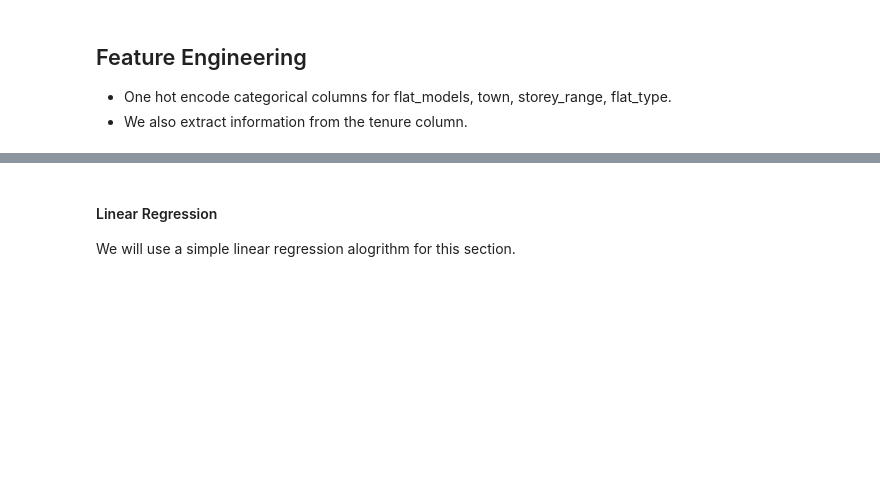
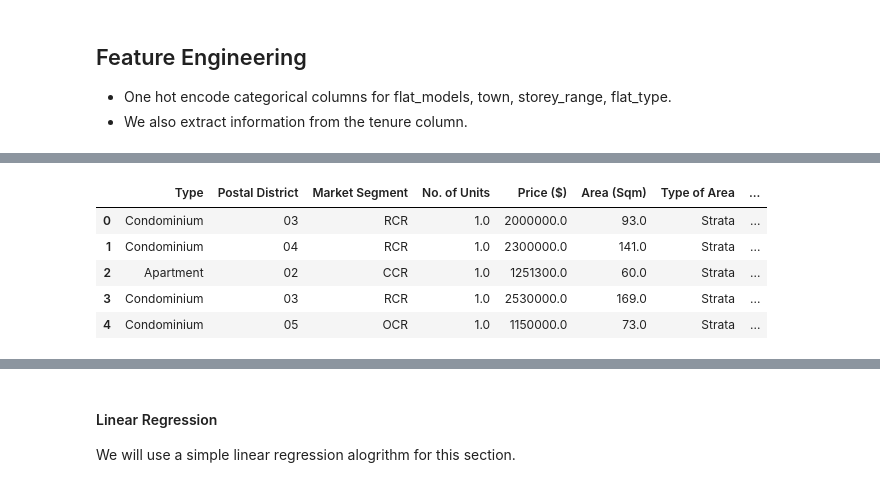
Before and after one commit to muhdhasan/Island-Property-Group, a Jupyter notebook: training/sales-private-prediction.ipynb, the cells around one changed output, grey strips where cells are left out. Drawn from its saved outputs; the diff is of its cells as text; code cells hidden in the pictures; blank space fills up the shorter version.

```diff
--- a/training/sales-private-prediction.ipynb
+++ b/training/sales-private-prediction.ipynb
@@ -299,14 +320,19 @@ tenureDuration.head(20)
 # %%
-# privateDf['isFreehold'] = privateDf.index.to_series().map(freeholdVal)
+# Concat extract values to privatedf
+
 privateDf ['Freehold']= pd.concat([freeholdVal], axis=0)
-
 privateDf['Tenure Duration (Years)'] = pd.concat([tenureDuration], axis=0)
 privateDf['Start Lease Date'] = pd.concat([tenureStartYear], axis=0)
+
+# Fill null values with 'not freehold'
 privateDf['Freehold'] = privateDf['Freehold'].fillna('Not Freehold')
-privateDf['Start Lease Date'] = pd.to_datetime(privateDf['Start Lease Date'], errors='coerce')
+
+#Convert start lease date to datetime format
 privateDf['Start Lease Date'] = pd.to_datetime(privateDf['Start Lease Date'], errors='coerce')
 # privateDf['isFreehold'] = tenureEx[tenureEx[0] == "Freehold"]p# rivateDf['isFreehold'] = ppd.to_numeric(privateDf['isFreehold'])
 # %%
-privateDf['Start Lease Date'] = privateDf['Start Lease Date'].map(datetime.datetime.toordinal)
+# Convert start lease date to ordinal type
+privateDf['Start Lease Date'] = privateDf['Start Lease Date'].map(dt.datetime.toordinal)
+
 # mappingFreehold = {'Freehold': 1, 'NaN':0}
 # privateDf = privateDf.replace({'isFreehold':mappingFreehold})
@@ -313,2 +342,2 @@ privateDf['Start Lease Date'] = privateDf['Start Lease Date'].map(datetime.datet
 # %%
-privateDf['Tenure Duration (Years)'] = privateDf['Tenure Duration (Years)'].fillna(0)
+privateDf['Tenure Duration (Years)'] = pd.to_numeric(privateDf['Tenure Duration (Years)'])
@@ -319,5 +346,12 @@ privateDf['Tenure Duration (Years)'] = privateDf['Tenure Duration (Years)'].fill
 privateDf = privateDf.drop(['Tenure'], axis=1)
 # %%
-privateDf.head(20)
+privateDf.head()
+# %% [output]
+|  | Type | Postal District | Market Segment | No. of Units | Price ($) | Area (Sqm) | Type of Area | ... |
+| 0 | Condominium | 03 | RCR | 1.0 | 2000000.0 | 93.0 | Strata | ... |
+| 1 | Condominium | 04 | RCR | 1.0 | 2300000.0 | 141.0 | Strata | ... |
+| 2 | Apartment | 02 | CCR | 1.0 | 1251300.0 | 60.0 | Strata | ... |
+| 3 | Condominium | 03 | RCR | 1.0 | 2530000.0 | 169.0 | Strata | ... |
+| 4 | Condominium | 05 | OCR | 1.0 | 1150000.0 | 73.0 | Strata | ... |
 # %%
 privateDf.info()
```
Also changed, not shown: parts of 31 cells of this notebook, 4 other files.
